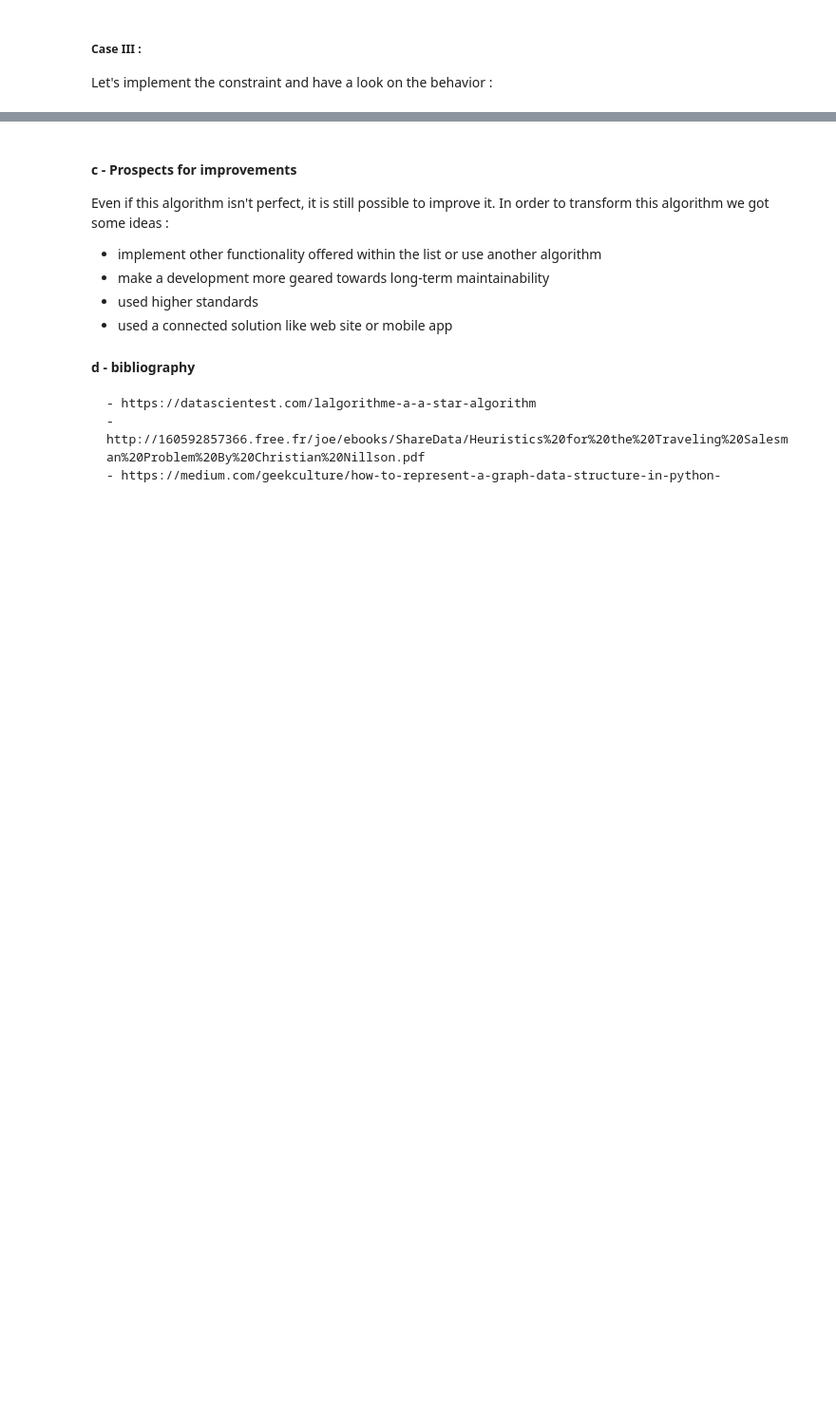
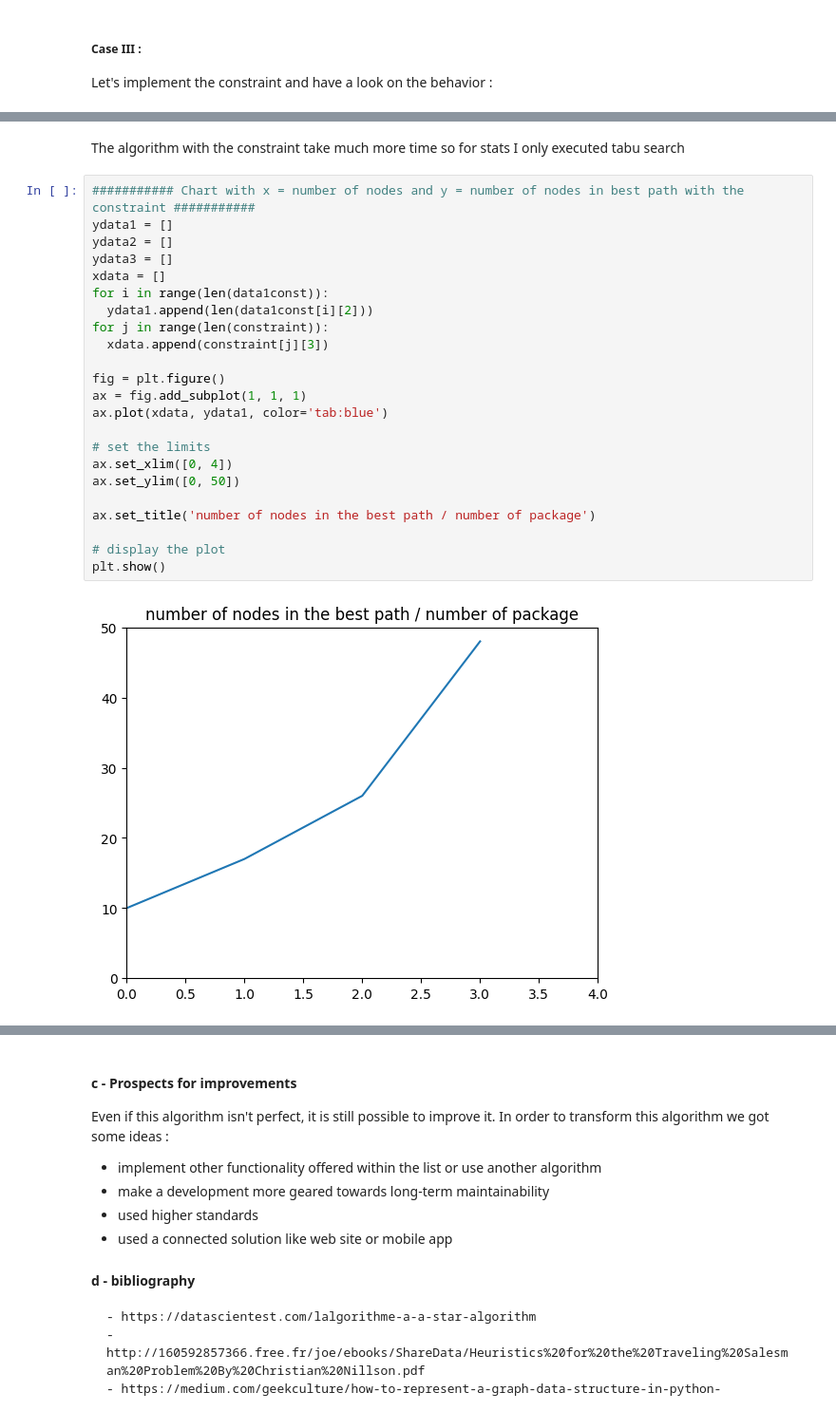
Before and after one commit to Sheydss/AdvancedAlgorithms, a Jupyter notebook: Livrable-II.ipynb, the cells around one changed output, grey strips where cells are left out. Shown at 95% size. Cells and saved outputs as stored; diff of their text form; blank space fills up the shorter version.

```diff
--- a/Livrable-II.ipynb
+++ b/Livrable-II.ipynb
@@ -904,3 +924,30 @@ ax.set_title('Nodes number in the best path / Nodes number')
 plt.show()
 # %% [output]
 [figure]
+# %% [markdown]
+The algorithm with the constraint take much more time so for stats I only executed tabu search
+# %%
+########### Chart with x = number of nodes and y = number of nodes in best path with the constraint ###########
+ydata1 = []
+ydata2 = []
+ydata3 = []
+xdata = []
+for i in range(len(data1const)):
+  ydata1.append(len(data1const[i][2]))
+for j in range(len(constraint)):
+  xdata.append(constraint[j][3])
+
+fig = plt.figure()
+ax = fig.add_subplot(1, 1, 1)
+ax.plot(xdata, ydata1, color='tab:blue')
+
+# set the limits
+ax.set_xlim([0, 4])
+ax.set_ylim([0, 50])
+
+ax.set_title('number of nodes in the best path / number of package')
+
+# display the plot
+plt.show()
+# %% [output]
+[figure, added]
```
Also changed, not shown: parts of 16 cells of this notebook.
